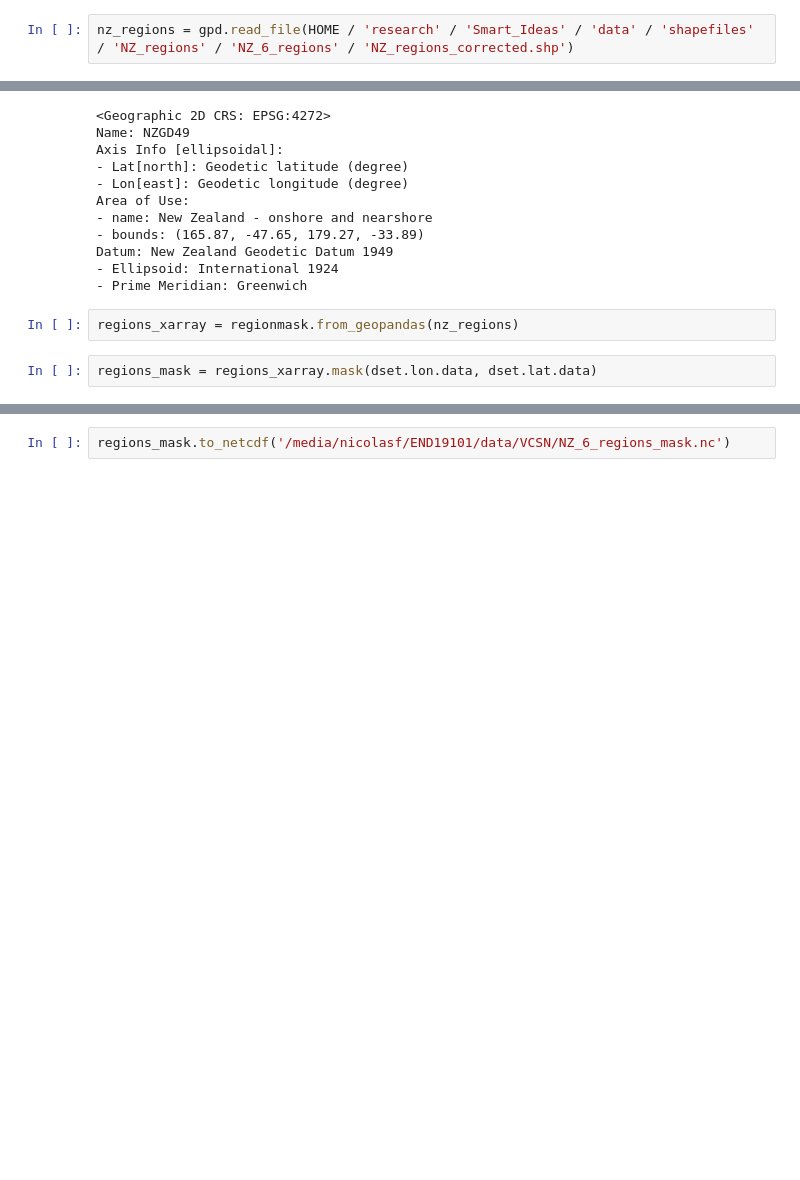
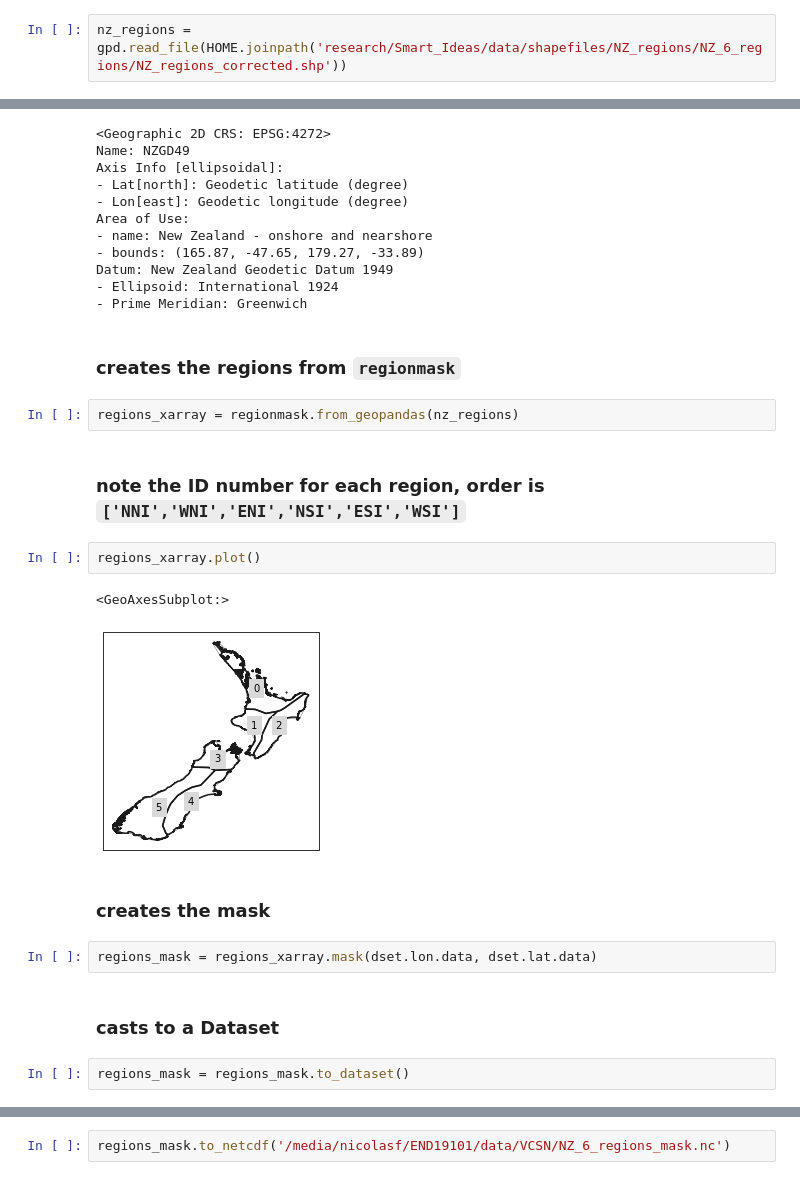
Before and after one commit to nicolasfauchereau/ML4seas, a Jupyter notebook: targets/VCSN/make_region_mask.ipynb, the cells around one changed output, grey strips where cells are left out. Drawn from its saved outputs; the diff is of its cells as text; blank space fills up the shorter version.

```diff
--- a/targets/VCSN/make_region_mask.ipynb
+++ b/targets/VCSN/make_region_mask.ipynb
@@ -85,5 +41,5 @@ dset = dset.isel(time=slice(2,None))
 # %%
-nz_regions = gpd.read_file(HOME / 'research' / 'Smart_Ideas' / 'data' / 'shapefiles' / 'NZ_regions' / 'NZ_6_regions' / 'NZ_regions_corrected.shp')
+nz_regions = gpd.read_file(HOME.joinpath('research/Smart_Ideas/data/shapefiles/NZ_regions/NZ_6_regions/NZ_regions_corrected.shp'))
 # %%
 nz_regions
 # %% [output]
@@ -110,8 +66,23 @@ Area of Use:
 Datum: New Zealand Geodetic Datum 1949
 - Ellipsoid: International 1924
 - Prime Meridian: Greenwich
+# %% [markdown]
+### creates the regions from `regionmask`
 # %%
 regions_xarray = regionmask.from_geopandas(nz_regions)
+# %% [markdown]
+### note the ID number for each region, order is `['NNI','WNI','ENI','NSI','ESI','WSI']`
+# %%
+regions_xarray.plot()
+# %% [output]
+<GeoAxesSubplot:>
+[figure, added]
+# %% [markdown]
+### creates the mask
 # %%
 regions_mask = regions_xarray.mask(dset.lon.data, dset.lat.data)
+# %% [markdown]
+### casts to a Dataset
+# %%
+regions_mask = regions_mask.to_dataset()
 # %%
```
Also changed, not shown: parts of 36 cells of this notebook, 2 other files.
